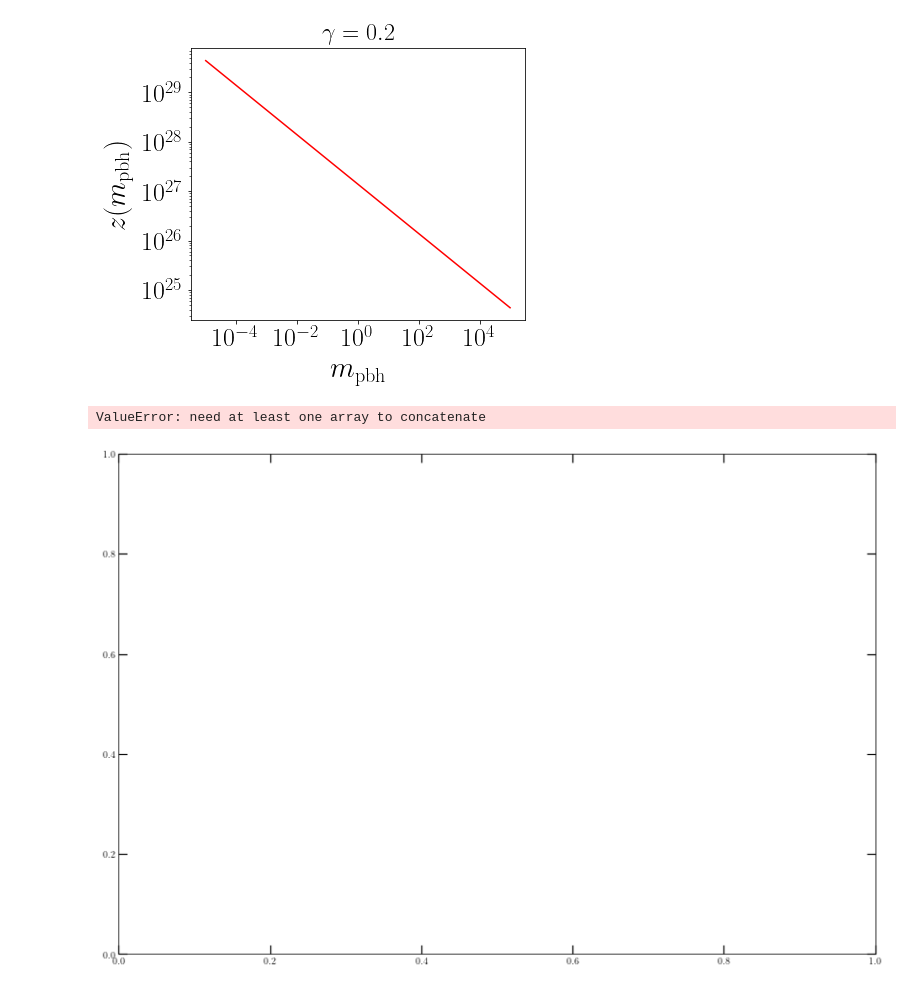
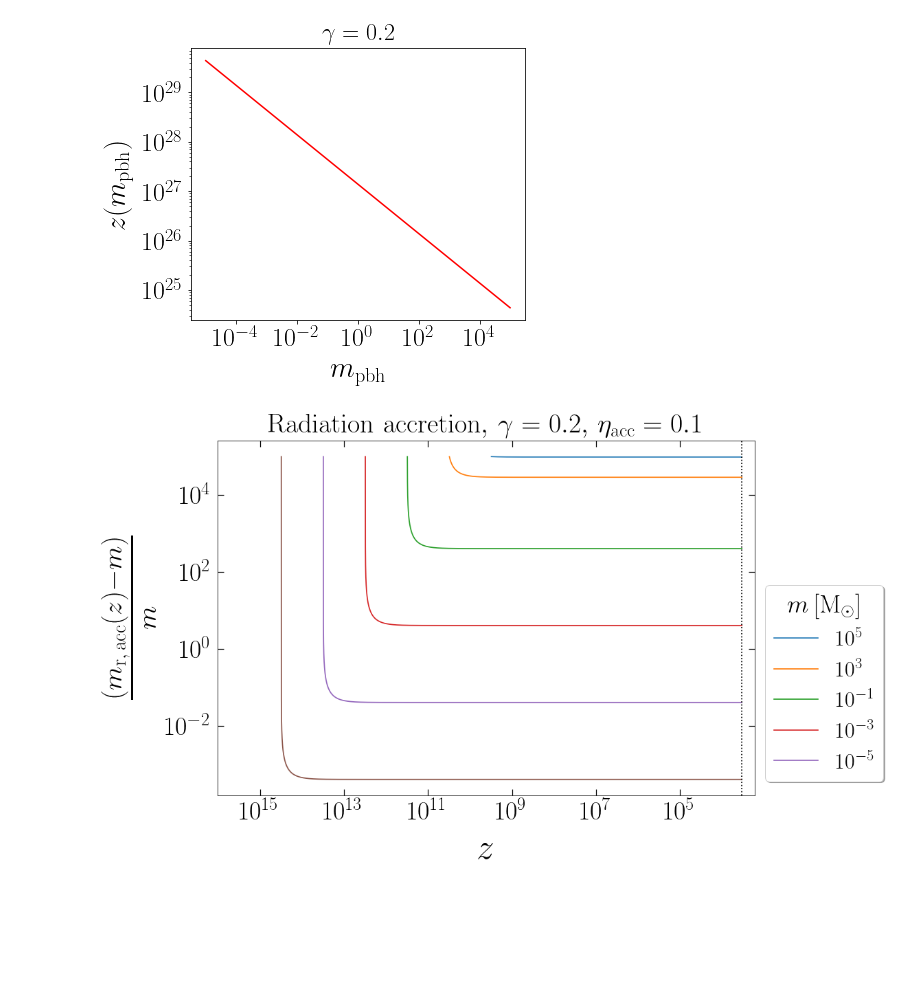
Before and after one commit to pratibhajangra591/project-2, a Jupyter notebook: acc_trial.ipynb, the cells around one changed output. Saved outputs shown, nothing was run; the diff lists cells and outputs as text; code cells hidden in the pictures; blank space fills up the shorter version.

```diff
--- a/acc_trial.ipynb
+++ b/acc_trial.ipynb
@@ -75,33 +75,32 @@ for i, (m1, color) in enumerate(zip(m1_arr, colors)):
     γ = 0.2
     z_i = z_pbh(m1,  γ)
     t = np.geomspace(z_i, z_eq, 100000)
-    sol = solve_ivp(m_racc, t_span = [t[0], t[-1]], y0 = [m1], t_eval = t)
+    sol = solve_ivp(m_racc, t_span = [t[0], t[-1]], y0 = [1e5], t_eval = t)
     y = sol.y.T
     t = sol.t
     ax.loglog(t, y, color = color)
 
 
 
 
 plt.axvline(x = z_eq,  color = 'k',  linestyle = ':')
 ax.tick_params(axis='x', pad = 8.9)
 ax.tick_params(axis='y', pad = 8.9)
 
 
 plt.xticks(fontsize = 38)
 plt.yticks(fontsize = 38)
 plt.xlabel('$z$',fontsize = 52, labelpad = 14)
 plt.ylabel(r'$\frac{(m_\mathrm{r,\, acc}(z) - m)}{m} $',fontsize = 58, labelpad = 14)
 plt.legend(['$10^{5}$', r'$10^{3}$',
             '$10^{-1}$', '$10^{-3}$', r'$10^{-5}$'],
            prop = {'size':32}, loc = (1.02, 0.04), shadow = True,
            title = '$m\, [\mathrm{M_{\odot}}]$' ,
            title_fontsize = 37, facecolor = 'white', fontsize = 65)
 plt.xlim(1e16, 0.5*z_eq)
 #plt.ylim(1e-5, 0.1)
 plt.title(r'Radiation accretion$,\, \gamma = 0.2, \,\eta_\mathrm{acc} = 0.1$', fontsize = 40, pad = 11)
 #plt.savefig('racc.pdf', bbox_inches = 'tight')
 plt.show()
 # %% [output]
-ValueError: need at least one array to concatenate
-[figure, old version]
+[figure, new version]
```
Also changed, not shown: parts of 1 cell of this notebook.
